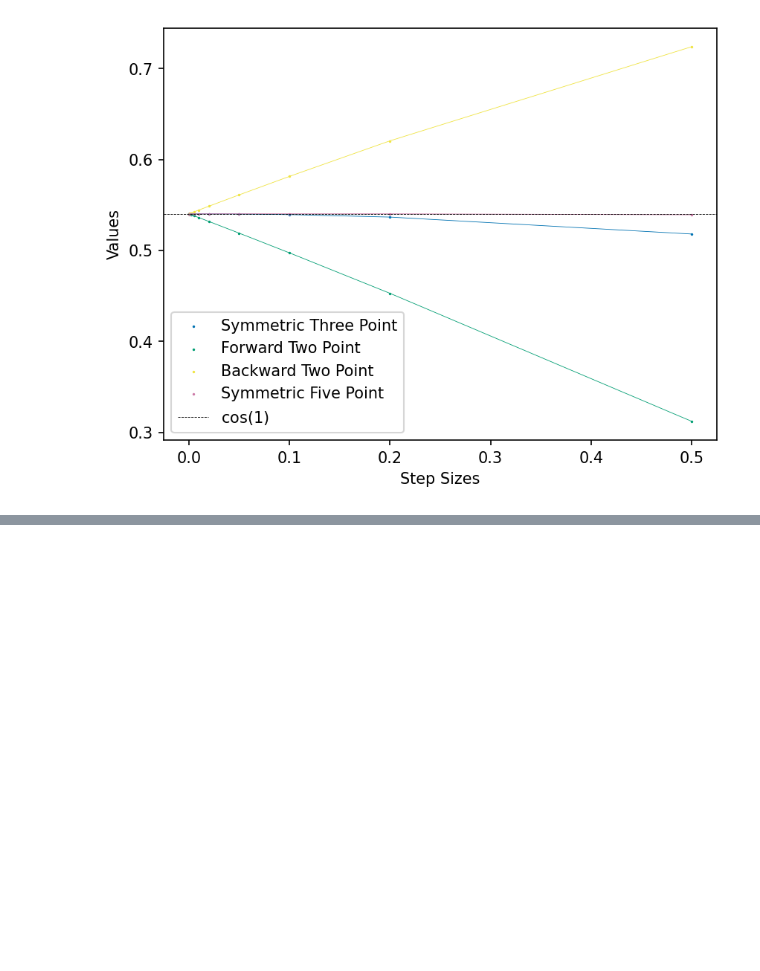
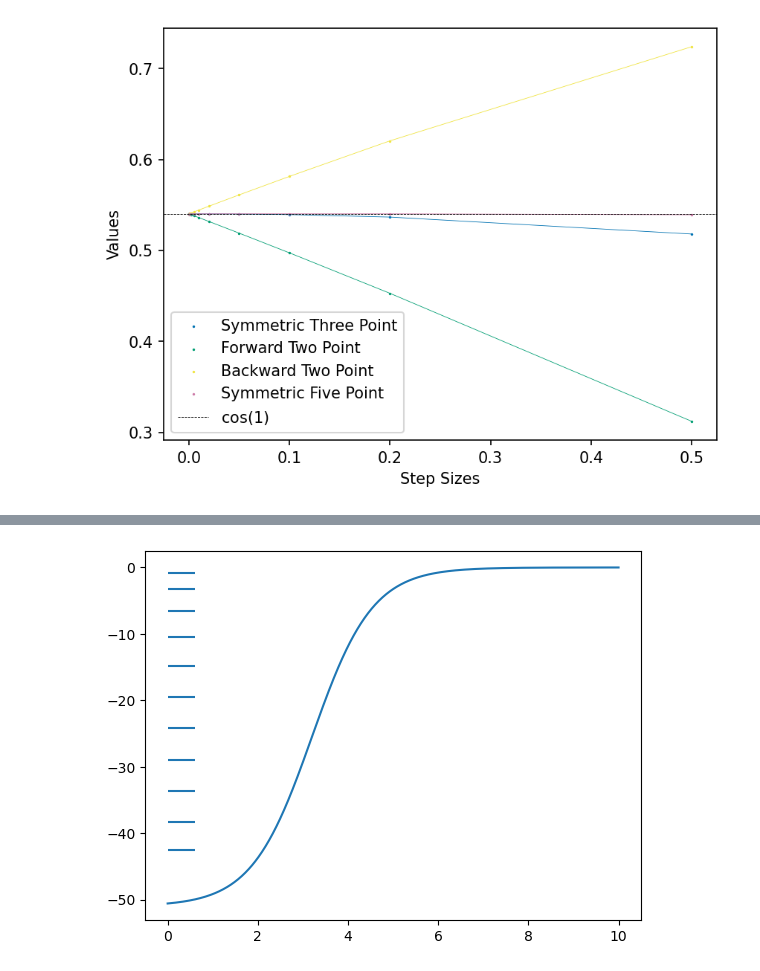
Before and after one commit to orionlee3/RandomNumMethods, a Jupyter notebook: Quantum1NumMethods.ipynb, the cells around one changed output, grey strips where cells are left out. Drawn from its saved outputs; the diff is of its cells as text; code cells hidden in the pictures; blank space fills up the shorter version.

```diff
--- a/Quantum1NumMethods.ipynb
+++ b/Quantum1NumMethods.ipynb
@@ -278,0 +358,8 @@ plt.show()
+# %%
+R = r0 * (N + Z) ** (1 / 3)
+woods_saxon_potential = V_depth / (1 + np.exp((r_vect - R) / a))
+plt.plot(r_vect, woods_saxon_potential)
+for i in bound_energies_ws:
+    plt.hlines(i, 0, 0.6, label=f"{i} MeV")
+# %% [output]
+[figure, added]
```
Also changed, not shown: parts of 5 cells of this notebook.
